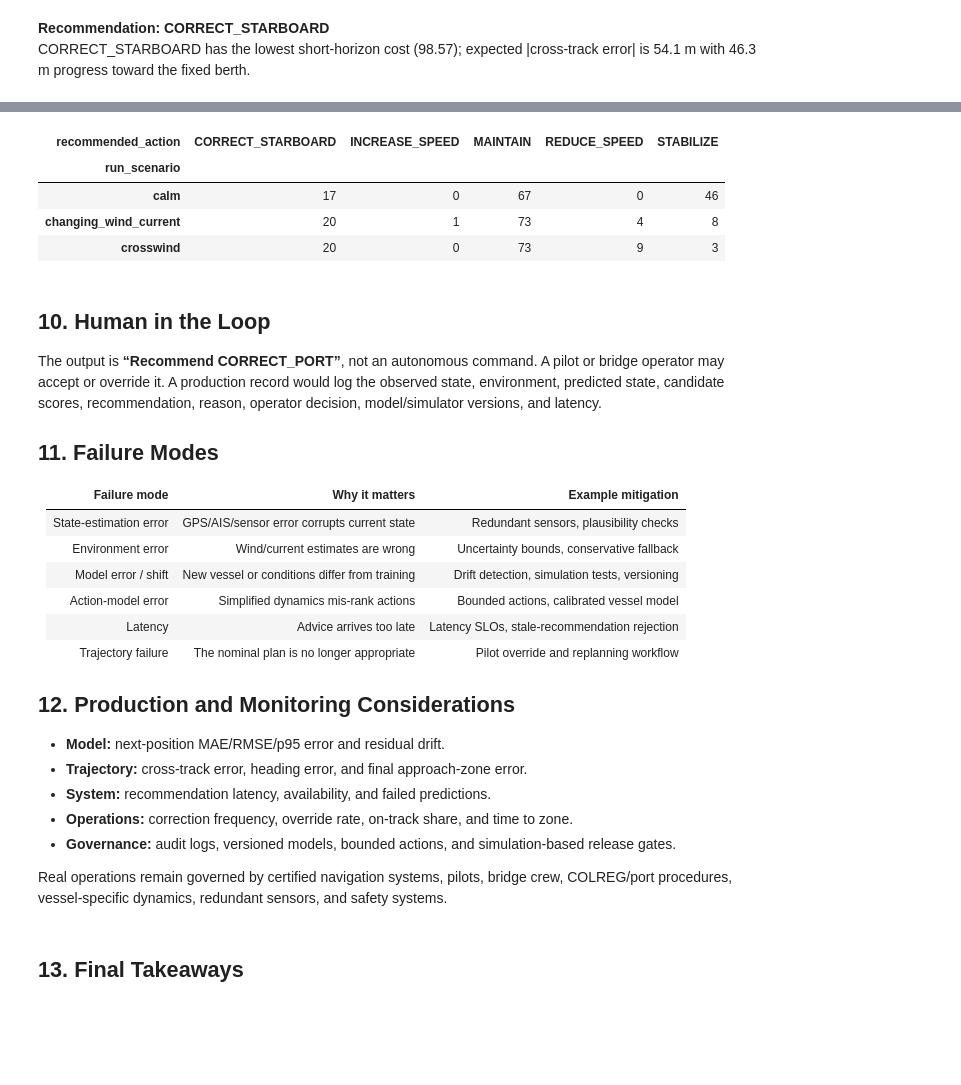
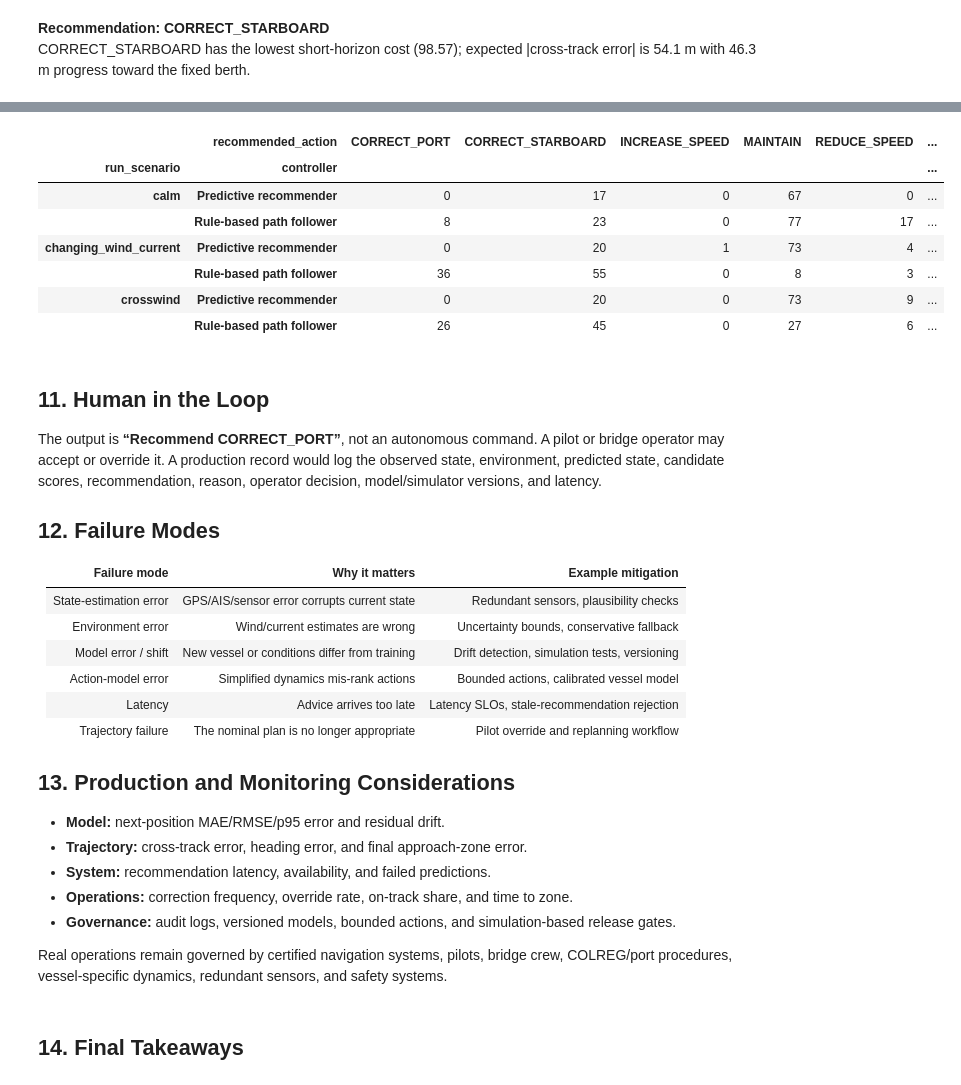
Before and after one commit to souhiab/maritime-berthing-decision-support, a Jupyter notebook: notebooks/02_closed_loop_berthing_guidance.ipynb, the cells around one changed output, grey strips where cells are left out. Drawn from its saved outputs; the diff is of its cells as text; code cells hidden in the pictures; blank space fills up the shorter version.

```diff
--- a/notebooks/02_closed_loop_berthing_guidance.ipynb
+++ b/notebooks/02_closed_loop_berthing_guidance.ipynb
@@ -112,14 +149,41 @@ CORRECT_STARBOARD has the lowest short-horizon cost (98.57); expected |cross-tra
 # %%
 SCENARIOS = ["calm", "crosswind", "changing_wind_current"]
+POLICIES = ["maintain", "rule_based", "predictive"]
 runs = {}
 metric_rows = []
 for scenario in SCENARIOS:
-    for use_recommendations in (False, True):
-        key = (scenario, "Recommendation loop" if use_recommendations else "No correction")
-        run = run_closed_loop(scenario, trajectory, berth, use_recommendations, seed=84)
-        runs[key] = run
+    for policy in POLICIES:
+        label = POLICY_LABELS[policy]
+        run = run_closed_loop(scenario, trajectory, berth, policy, seed=84)
+        runs[(scenario, label)] = run
         metric_rows.append(closed_loop_metrics(run, berth))
 
+# Fairness checks: identical start and identical environment sequence prefixes.
+environment_columns = [
+    "wind_speed_mps", "wind_direction_deg",
+    "current_speed_mps", "current_direction_deg",
+]
+for scenario in SCENARIOS:
+    scenario_runs = [runs[(scenario, POLICY_LABELS[policy])] for policy in POLICIES]
+    starts = np.array([
+        run.iloc[0][["x_position_m", "y_position_m", "heading_deg", "speed_mps"]].to_numpy(float)
+        for run in scenario_runs
+    ])
+    assert np.allclose(starts, starts[0])
+    shared_steps = min(map(len, scenario_runs))
+    for run in scenario_runs[1:]:
+        assert np.allclose(
+            run.loc[:shared_steps - 1, environment_columns],
+            scenario_runs[0].loc[:shared_steps - 1, environment_columns],
+        )
+
 metrics = pd.DataFrame(metric_rows)
-display(metrics.round(2))
+comparison_columns = [
+    "scenario", "controller", "mean_cross_track_error_m",
+    "p95_cross_track_error_m", "max_cross_track_error_m",
+    "final_position_error_m", "final_heading_error_deg",
+    "time_to_approach_zone_s", "reached_approach_zone",
+    "corrective_recommendations", "on_track_pct", "major_deviation_pct",
+]
+display(metrics[comparison_columns].round(2))
 # %% [output]
@@ -194,20 +290,25 @@ plt.show()
 # %%
-action_counts = pd.concat(
-    [run.assign(run_scenario=scenario) for (scenario, controller), run in runs.items() if controller == "Recommendation loop"]
-).groupby(["run_scenario", "recommended_action"]).size().unstack(fill_value=0)
+action_counts = pd.concat([
+    run.assign(run_scenario=scenario)
+    for (scenario, controller), run in runs.items()
+    if controller != POLICY_LABELS["maintain"]
+]).groupby(["run_scenario", "controller", "recommended_action"]).size().unstack(fill_value=0)
 display(action_counts)
 # %% [output]
-| recommended_action | CORRECT_STARBOARD | INCREASE_SPEED | MAINTAIN | REDUCE_SPEED | STABILIZE |
-| run_scenario |  |  |  |  |  |
-| calm | 17 | 0 | 67 | 0 | 46 |
-| changing_wind_current | 20 | 1 | 73 | 4 | 8 |
-| crosswind | 20 | 0 | 73 | 9 | 3 |
+|  | recommended_action | CORRECT_PORT | CORRECT_STARBOARD | INCREASE_SPEED | MAINTAIN | REDUCE_SPEED | ... |
+| run_scenario | controller |  |  |  |  |  | ... |
+| calm | Predictive recommender | 0 | 17 | 0 | 67 | 0 | ... |
+|  | Rule-based path follower | 8 | 23 | 0 | 77 | 17 | ... |
+| changing_wind_current | Predictive recommender | 0 | 20 | 1 | 73 | 4 | ... |
+|  | Rule-based path follower | 36 | 55 | 0 | 8 | 3 | ... |
+| crosswind | Predictive recommender | 0 | 20 | 0 | 73 | 9 | ... |
+|  | Rule-based path follower | 26 | 45 | 0 | 27 | 6 | ... |
 # %% [markdown]
-## 10. Human in the Loop
+## 11. Human in the Loop
 
 The output is **“Recommend CORRECT_PORT”**, not an autonomous command. A pilot or bridge operator may accept or override it. A production record would log the observed state, environment, predicted state, candidate scores, recommendation, reason, operator decision, model/simulator versions, and latency.
 
-## 11. Failure Modes
+## 12. Failure Modes
 
 | Failure mode | Why it matters | Example mitigation |
 |---|---|---|
@@ -218,7 +319,7 @@ The output is **“Recommend CORRECT_PORT”**, not an autonomous command. A pil
 | Latency | Advice arrives too late | Latency SLOs, stale-recommendation rejection |
 | Trajectory failure | The nominal plan is no longer appropriate | Pilot override and replanning workflow |
 
-## 12. Production and Monitoring Considerations
+## 13. Production and Monitoring Considerations
 
 - **Model:** next-position MAE/RMSE/p95 error and residual drift.
 - **Trajectory:** cross-track error, heading error, and final approach-zone error.
@@ -228,6 +329,6 @@ The output is **“Recommend CORRECT_PORT”**, not an autonomous command. A pil
 
 Real operations remain governed by certified navigation systems, pilots, bridge crew, COLREG/port procedures, vessel-specific dynamics, redundant sensors, and safety systems.
 # %% [markdown]
-## 13. Final Takeaways
+## 14. Final Takeaways
 # %%
 focus = metrics[metrics.scenario.eq("changing_wind_current")].set_index("controller")
```
Also changed, not shown: parts of 17 cells of this notebook, 6 other files.
